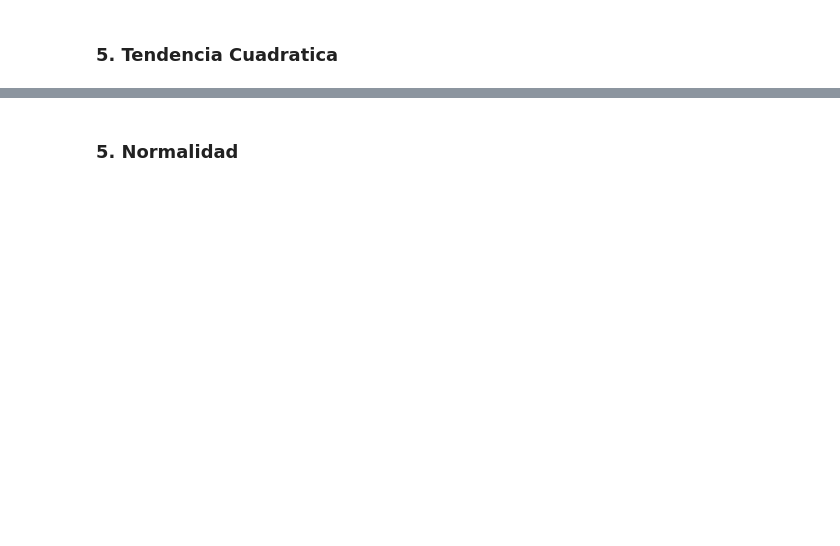
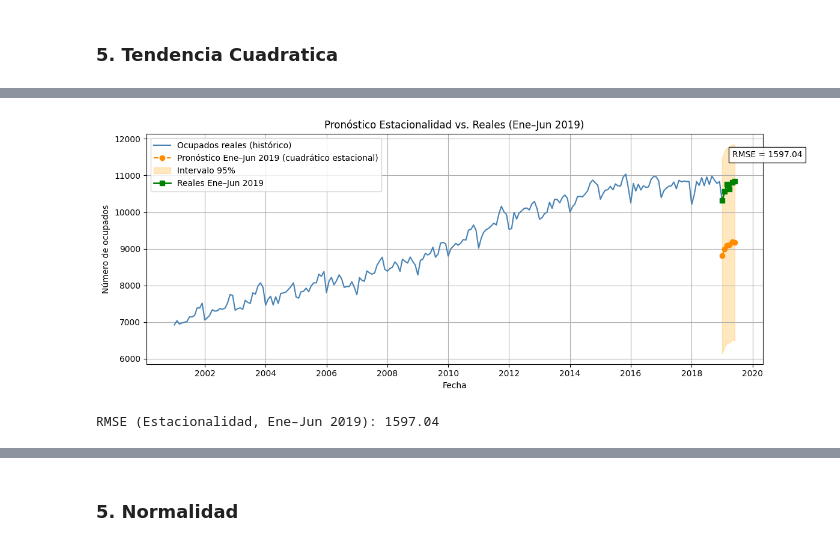
Before and after one commit to JulianEspinosaUrresti/ProyectoI-MIAA-2025, a Jupyter notebook: Taller_2_AAIII.ipynb, the cells around one changed output, grey strips where cells are left out. Cells and saved outputs as stored; diff of their text form; code cells hidden in the pictures; blank space fills up the shorter version.

```diff
--- a/Taller_2_AAIII.ipynb
+++ b/Taller_2_AAIII.ipynb
@@ -333,0 +346,48 @@ RMSE (cuadrático): 592.85
+# %%
+future_idx = pd.date_range('2019-01-01', periods=6, freq='MS')
+
+train_cols = month_dummies.columns  # dummies 2..12 (porque drop_first=True)
+future_dummies = pd.DataFrame(0, index=future_idx, columns=train_cols, dtype=float)
+for dt in future_idx:
+    m = dt.month
+    if m in train_cols:
+        future_dummies.loc[dt, m] = 1.0
+
+X_for_season = sm.add_constant(future_dummies, has_constant='add')
+X_for_season = X_for_season[season.model.exog_names]  # mismo orden de columnas
+
+pred_sf = season.get_prediction(X_for_season).summary_frame(alpha=0.05)
+preds_s = pred_sf[['mean', 'obs_ci_lower', 'obs_ci_upper']].rename(
+    columns={'mean':'Point_forecast','obs_ci_lower':'lower_95','obs_ci_upper':'upper_95'}
+)
+preds_s.index = future_idx
+
+y_real_6 = data.loc['2019-01':'2019-06', 'Ocupados']
+y_pred_6 = preds_s.loc['2019-01':'2019-06', 'Point_forecast']
+
+rmse_season = np.sqrt(mean_squared_error(y_real_6, y_pred_6))
+
+plt.figure(figsize=(12,4.8))
+
+plt.plot(data.index, data['Ocupados'], color='steelblue', label='Ocupados reales (histórico)')
+
+plt.plot(preds_s.index, preds_s['Point_forecast'], '--o', color='darkorange',
+         label='Pronóstico Ene–Jun 2019 (cuadrático estacional)')  # etiqueta libre; ajusta si prefieres
+
+plt.fill_between(preds_s.index, preds_s['lower_95'], preds_s['upper_95'],
+                 color='orange', alpha=0.25, label='Intervalo 95%')
+
+plt.plot(y_real_6.index, y_real_6.values, 'gs-', linewidth=2, label='Reales Ene–Jun 2019')
+
+y_top = max(data['Ocupados'].max(), preds_s['upper_95'].max())
+plt.text(preds_s.index[-2], y_top*0.97, f"RMSE = {rmse_season:.2f}",
+         fontsize=10, bbox=dict(facecolor='white', alpha=0.9))
+
+plt.title('Pronóstico Estacionalidad vs. Reales (Ene–Jun 2019)')
+plt.xlabel('Fecha'); plt.ylabel('Número de ocupados')
+plt.legend(loc='upper left'); plt.grid(True); plt.tight_layout()
+plt.show()
+print(f"RMSE (Estacionalidad, Ene–Jun 2019): {rmse_season:.2f}")
+# %% [output]
+[figure, added]
+RMSE (Estacionalidad, Ene–Jun 2019): 1597.04
```
Also changed, not shown: parts of 38 cells of this notebook.
